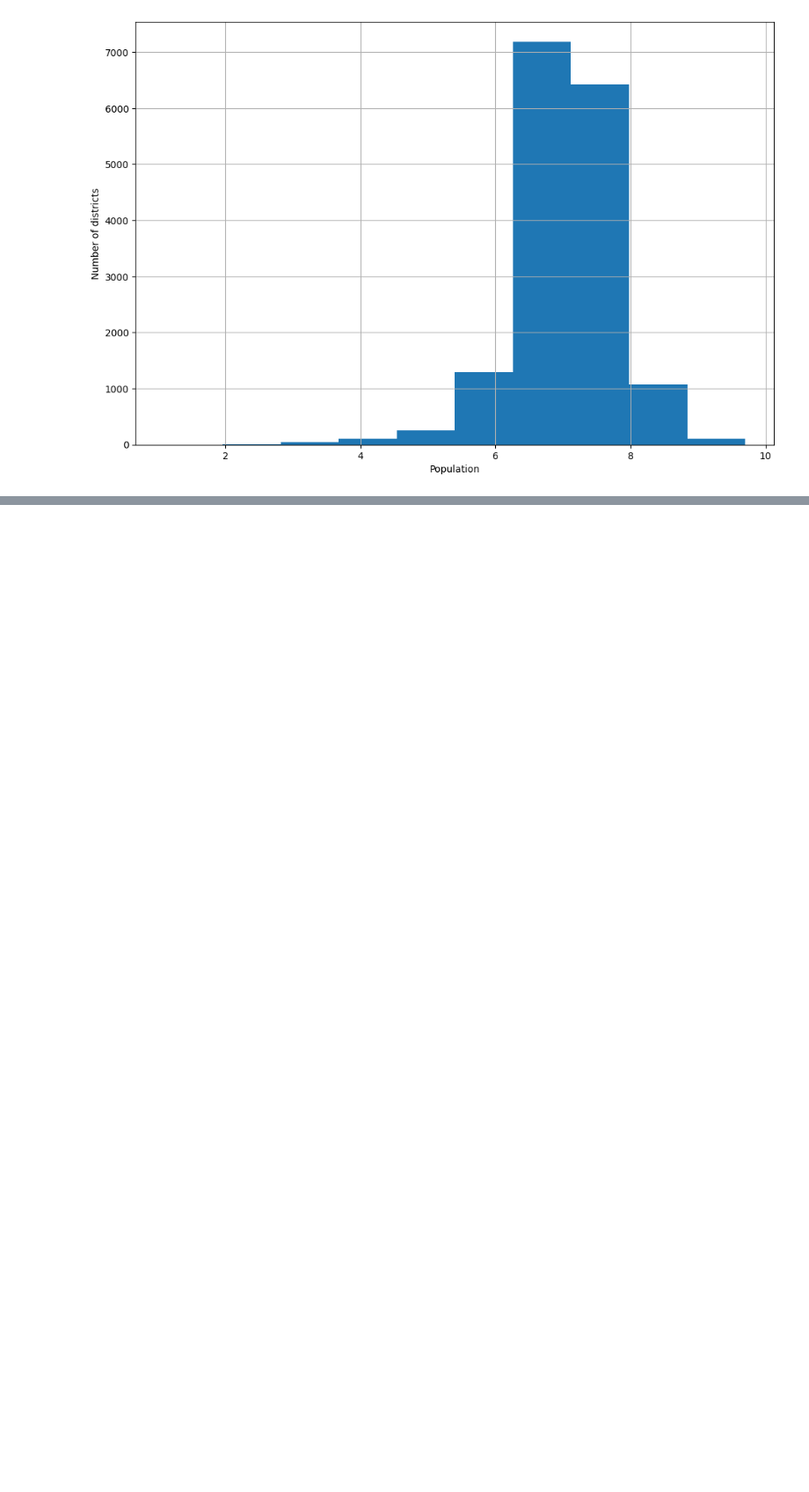
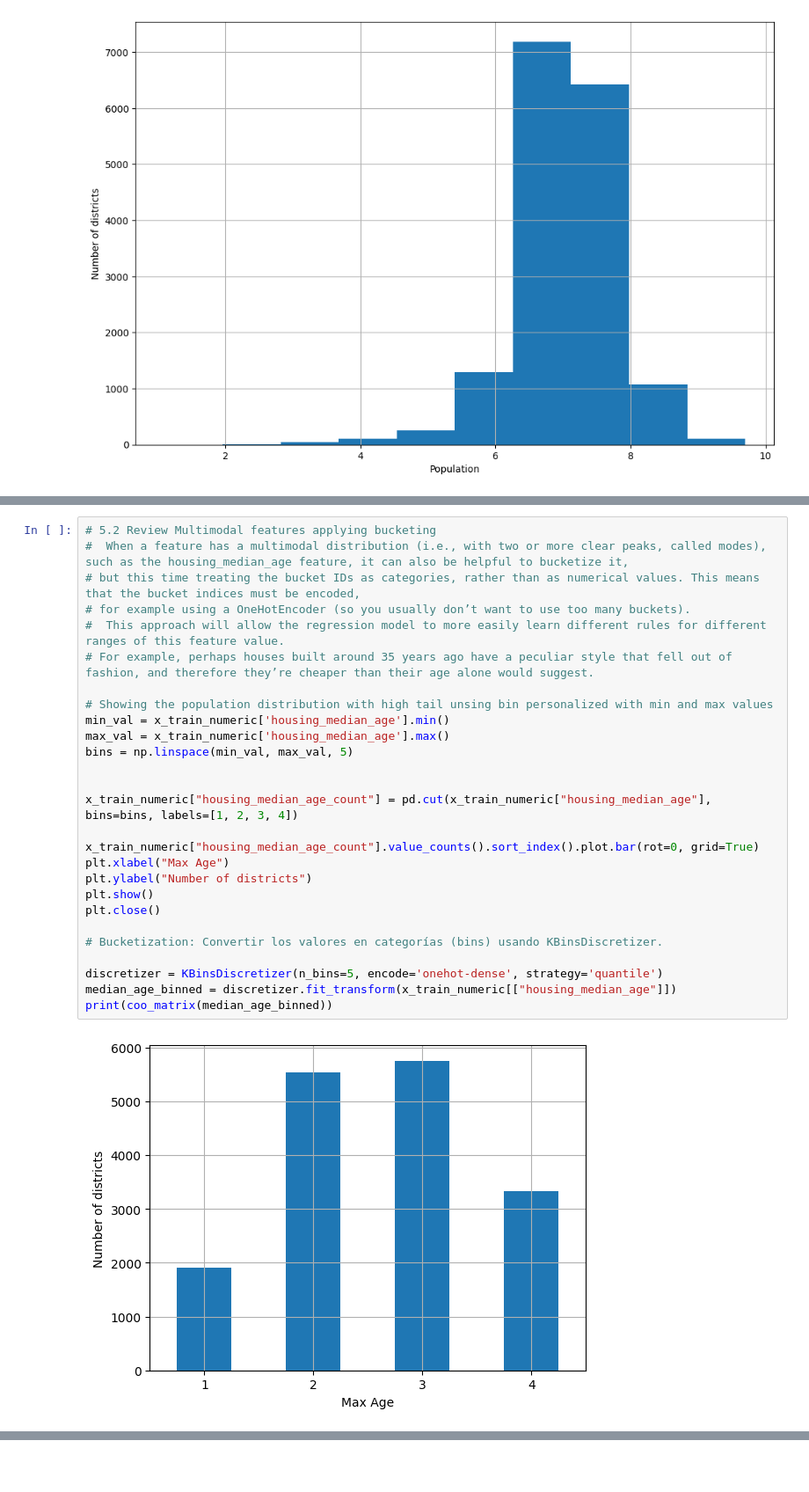
Before and after one commit to albertbolanoss/data-science-handbook, a Jupyter notebook: notebook/housing.ipynb, the cells around one changed output, grey strips where cells are left out. Shown at 88% size. Cells and saved outputs as stored; diff of their text form; blank space fills up the shorter version.

```diff
--- a/notebook/housing.ipynb
+++ b/notebook/housing.ipynb
@@ -304,0 +336,29 @@ Name: count, dtype: int64
+# %%
+# 5.2 Review Multimodal features applying bucketing
+#  When a feature has a multimodal distribution (i.e., with two or more clear peaks, called modes), such as the housing_median_age feature, it can also be helpful to bucketize it,
+# but this time treating the bucket IDs as categories, rather than as numerical values. This means that the bucket indices must be encoded,
+# for example using a OneHotEncoder (so you usually don’t want to use too many buckets).
+#  This approach will allow the regression model to more easily learn different rules for different ranges of this feature value.
+# For example, perhaps houses built around 35 years ago have a peculiar style that fell out of fashion, and therefore they’re cheaper than their age alone would suggest.
+
+# Showing the population distribution with high tail unsing bin personalized with min and max values
+min_val = x_train_numeric['housing_median_age'].min()
+max_val = x_train_numeric['housing_median_age'].max()
+bins = np.linspace(min_val, max_val, 5)
+
+
+x_train_numeric["housing_median_age_count"] = pd.cut(x_train_numeric["housing_median_age"], bins=bins, labels=[1, 2, 3, 4])
+
+x_train_numeric["housing_median_age_count"].value_counts().sort_index().plot.bar(rot=0, grid=True)
+plt.xlabel("Max Age")
+plt.ylabel("Number of districts")
+plt.show()
+plt.close()
+
+# Bucketization: Convertir los valores en categorías (bins) usando KBinsDiscretizer.
+
+discretizer = KBinsDiscretizer(n_bins=5, encode='onehot-dense', strategy='quantile')
+median_age_binned = discretizer.fit_transform(x_train_numeric[["housing_median_age"]])
+print(coo_matrix(median_age_binned))
+# %% [output]
+[figure, added]
```
Also changed, not shown: parts of 13 cells of this notebook, 1 other file.
